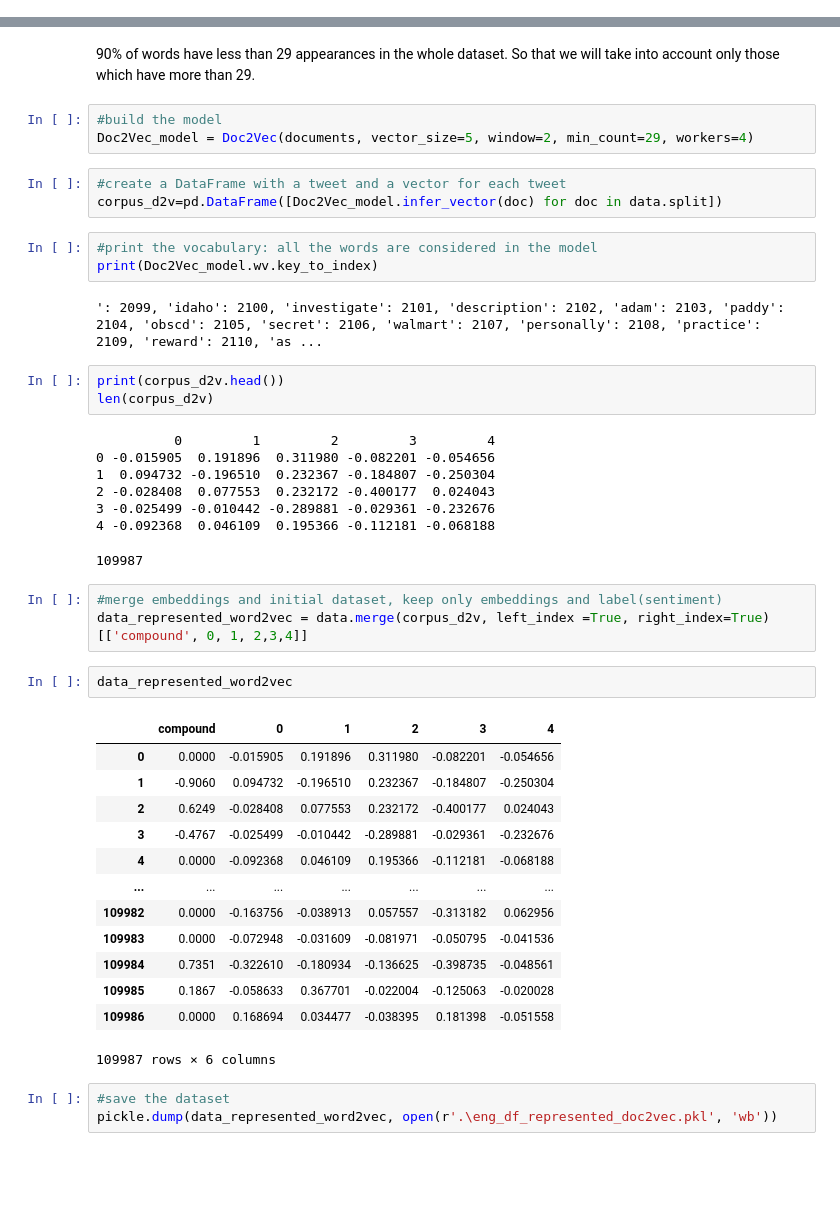
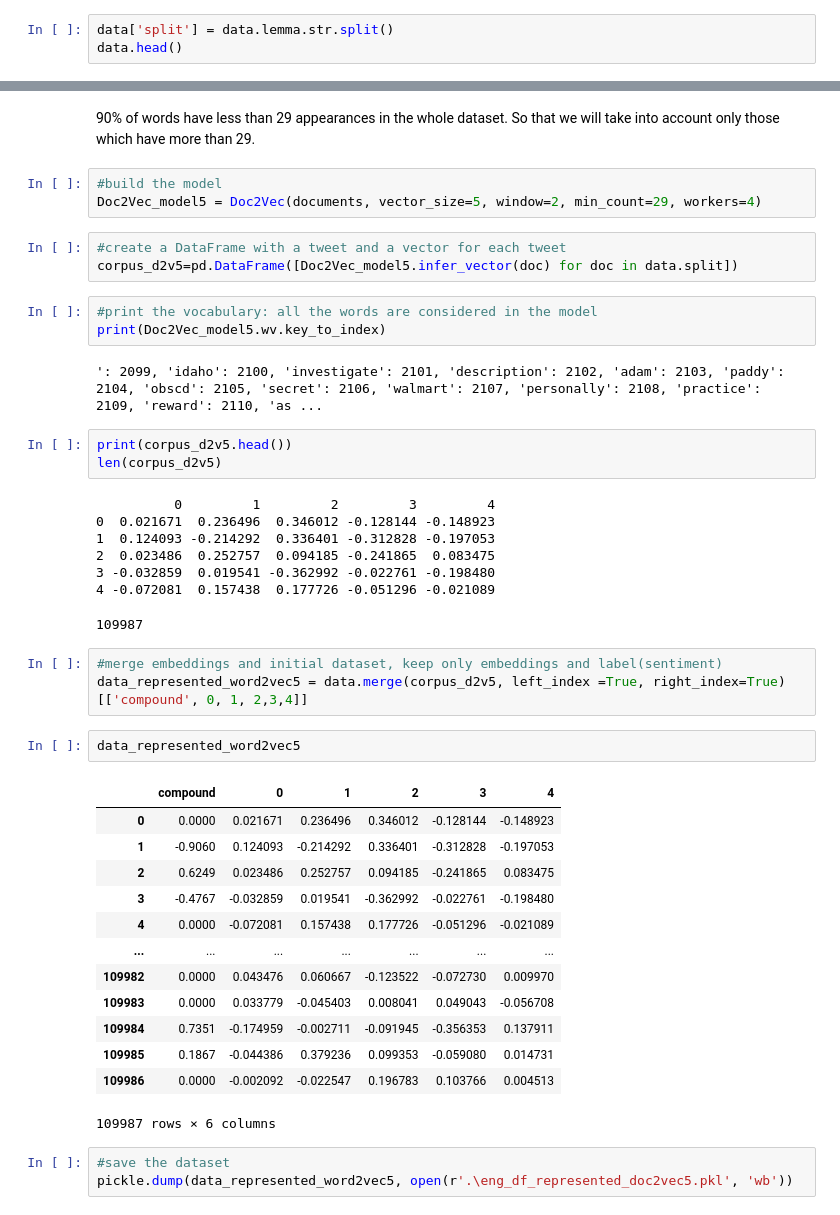
Before and after one commit to C-JoGit/Zalando_Analytics_HWR_BIPM, a Jupyter notebook: 3. representation_eng.ipynb, the cells around one changed output, grey strips where cells are left out. Drawn from its saved outputs; the diff is of its cells as text; blank space fills up the shorter version.

Commit message:
vector 100

```diff
--- a/3. representation_eng.ipynb
+++ b/3. representation_eng.ipynb
@@ -23,3 +26,6 @@ Writing emoji data to C:\Users\home\.demoji\codes.json ...
 # %%
 #load labelled data (generated in file 2.preprocessing)
 data = pickle.load(open('eng_df_labelled.pkl', "rb"))
+# %%
+data['split'] = data.lemma.str.split()
+data.head()
@@ -74,47 +88,47 @@ Name: count, dtype: float64
 90% of words have less than 29 appearances in the whole dataset. So that we will take into account only those which have more than 29.
 # %%
 #build the model
-Doc2Vec_model = Doc2Vec(documents, vector_size=5, window=2, min_count=29, workers=4)
+Doc2Vec_model5 = Doc2Vec(documents, vector_size=5, window=2, min_count=29, workers=4)
 # %%
 #create a DataFrame with a tweet and a vector for each tweet
-corpus_d2v=pd.DataFrame([Doc2Vec_model.infer_vector(doc) for doc in data.split])
+corpus_d2v5=pd.DataFrame([Doc2Vec_model5.infer_vector(doc) for doc in data.split])
 # %%
 #print the vocabulary: all the words are considered in the model
-print(Doc2Vec_model.wv.key_to_index)
+print(Doc2Vec_model5.wv.key_to_index)
 # %% [output]
 ': 2099, 'idaho': 2100, 'investigate': 2101, 'description': 2102, 'adam': 2103, 'paddy': 2104, 'obscd': 2105, 'secret': 2106, 'walmart': 2107, 'personally': 2108, 'practice': 2109, 'reward': 2110, 'as ...
 # %%
-print(corpus_d2v.head())
-len(corpus_d2v)
+print(corpus_d2v5.head())
+len(corpus_d2v5)
 # %% [output]
           0         1         2         3         4
-0 -0.015905  0.191896  0.311980 -0.082201 -0.054656
-1  0.094732 -0.196510  0.232367 -0.184807 -0.250304
-2 -0.028408  0.077553  0.232172 -0.400177  0.024043
-3 -0.025499 -0.010442 -0.289881 -0.029361 -0.232676
-4 -0.092368  0.046109  0.195366 -0.112181 -0.068188
+0  0.021671  0.236496  0.346012 -0.128144 -0.148923
+1  0.124093 -0.214292  0.336401 -0.312828 -0.197053
+2  0.023486  0.252757  0.094185 -0.241865  0.083475
+3 -0.032859  0.019541 -0.362992 -0.022761 -0.198480
+4 -0.072081  0.157438  0.177726 -0.051296 -0.021089
 109987
 # %%
 #merge embeddings and initial dataset, keep only embeddings and label(sentiment)
-data_represented_word2vec = data.merge(corpus_d2v, left_index =True, right_index=True)[['compound', 0, 1, 2,3,4]]
+data_represented_word2vec5 = data.merge(corpus_d2v5, left_index =True, right_index=True)[['compound', 0, 1, 2,3,4]]
-# %%
-data_represented_word2vec
-# %% [output]
-|  | compound | 0 | 1 | 2 | 3 | 4 |
-| 0 | 0.0000 | -0.015905 | 0.191896 | 0.311980 | -0.082201 | -0.054656 |
-| 1 | -0.9060 | 0.094732 | -0.196510 | 0.232367 | -0.184807 | -0.250304 |
-| 2 | 0.6249 | -0.028408 | 0.077553 | 0.232172 | -0.400177 | 0.024043 |
-| 3 | -0.4767 | -0.025499 | -0.010442 | -0.289881 | -0.029361 | -0.232676 |
-| 4 | 0.0000 | -0.092368 | 0.046109 | 0.195366 | -0.112181 | -0.068188 |
-| ... | ... | ... | ... | ... | ... | ... |
-| 109982 | 0.0000 | -0.163756 | -0.038913 | 0.057557 | -0.313182 | 0.062956 |
-| 109983 | 0.0000 | -0.072948 | -0.031609 | -0.081971 | -0.050795 | -0.041536 |
-| 109984 | 0.7351 | -0.322610 | -0.180934 | -0.136625 | -0.398735 | -0.048561 |
-| 109985 | 0.1867 | -0.058633 | 0.367701 | -0.022004 | -0.125063 | -0.020028 |
-| 109986 | 0.0000 | 0.168694 | 0.034477 | -0.038395 | 0.181398 | -0.051558 |
-109987 rows × 6 columns
+# %%
+data_represented_word2vec5
+# %% [output]
+|  | compound | 0 | 1 | 2 | 3 | 4 |
+| 0 | 0.0000 | 0.021671 | 0.236496 | 0.346012 | -0.128144 | -0.148923 |
+| 1 | -0.9060 | 0.124093 | -0.214292 | 0.336401 | -0.312828 | -0.197053 |
+| 2 | 0.6249 | 0.023486 | 0.252757 | 0.094185 | -0.241865 | 0.083475 |
+| 3 | -0.4767 | -0.032859 | 0.019541 | -0.362992 | -0.022761 | -0.198480 |
+| 4 | 0.0000 | -0.072081 | 0.157438 | 0.177726 | -0.051296 | -0.021089 |
+| ... | ... | ... | ... | ... | ... | ... |
+| 109982 | 0.0000 | 0.043476 | 0.060667 | -0.123522 | -0.072730 | 0.009970 |
+| 109983 | 0.0000 | 0.033779 | -0.045403 | 0.008041 | 0.049043 | -0.056708 |
+| 109984 | 0.7351 | -0.174959 | -0.002711 | -0.091945 | -0.356353 | 0.137911 |
+| 109985 | 0.1867 | -0.044386 | 0.379236 | 0.099353 | -0.059080 | 0.014731 |
+| 109986 | 0.0000 | -0.002092 | -0.022547 | 0.196783 | 0.103766 | 0.004513 |
+109987 rows × 6 columns
 # %%
 #save the dataset
-pickle.dump(data_represented_word2vec, open(r'.\eng_df_represented_doc2vec.pkl', 'wb'))
+pickle.dump(data_represented_word2vec5, open(r'.\eng_df_represented_doc2vec5.pkl', 'wb'))
 # %%
 # Save trained doc2vec model
```
Also changed, not shown: parts of 11 cells of this notebook, 1 other file.
